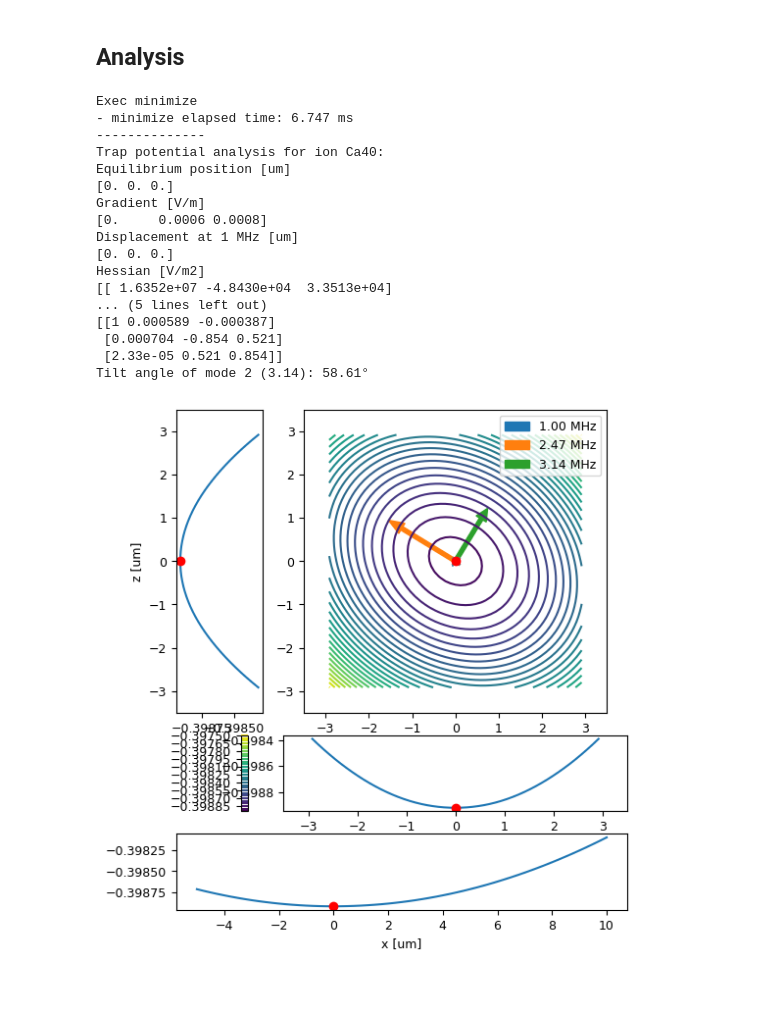
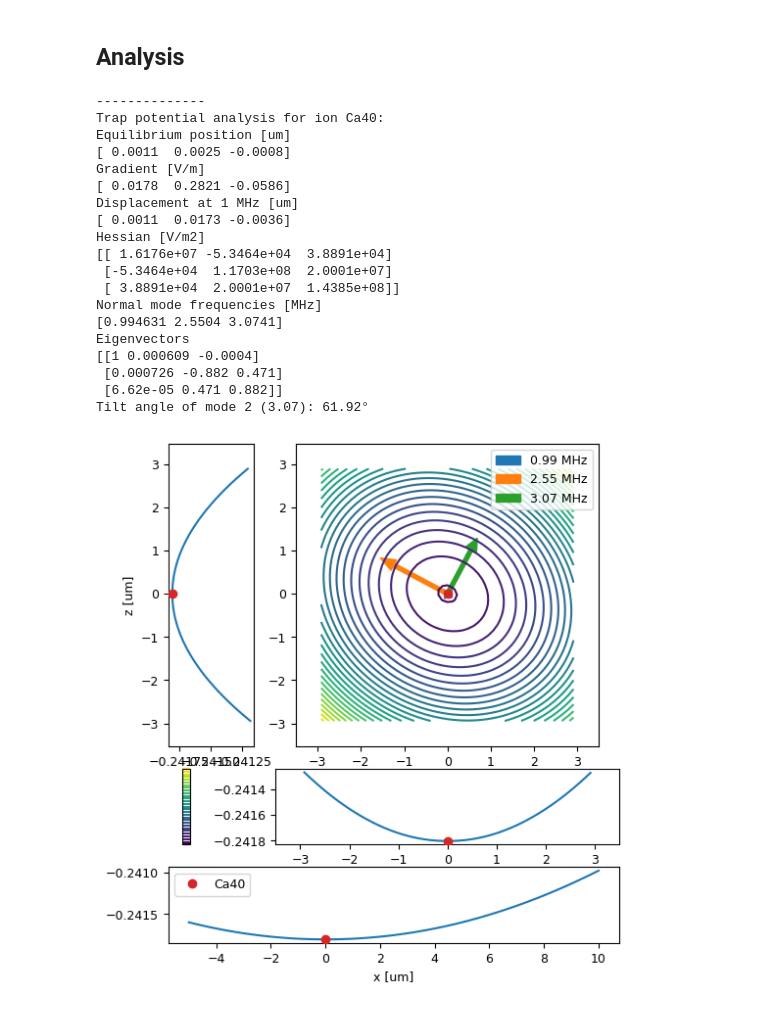
Before and after one commit to tiqi-group/pytrans-examples, a Jupyter notebook: examples/01_static_potential.ipynb, the cells around one changed output. Saved outputs shown, nothing was run; the diff lists cells and outputs as text; code cells hidden in the pictures.

```diff
--- a/examples/01_static_potential.ipynb
+++ b/examples/01_static_potential.ipynb
@@ -93,39 +94,42 @@ Saving waveform as ndarray to D:\Scratch\pytrans-examples\examples\data\waveform
 # %%
 import numpy as np
 import matplotlib.pyplot as plt
 
 from models.segmented_trap import SegmentedTrap
 from models.segmented_trap.plot import plot_voltages_on_trap
 from pytrans.analysis import analyse_potential
 from pytrans.plotting.plotting import plot_potential_make_layout, plot_potential
 
 from pytrans.ions import Ca40
 
 trap = SegmentedTrap()
 waveform = np.load(data_dir / 'waveform_static_segmented_trap.npy')
 
 r0 = (0, 0, trap.z0)
 roi = ((-5e-6, 10e-6), 3.5e-6, 3.5e-6)
-res = analyse_potential(trap, voltages=waveform[0], ions=Ca40, r0=r0, roi=roi, verbose=True)
+res = analyse_potential(trap, voltages=waveform[0], ions=Ca40, r0=r0, roi=roi, verbose=False)
+res
 # %% [output]
-Exec minimize
-- minimize elapsed time: 6.747 ms
 --------------
 Trap potential analysis for ion Ca40:
 Equilibrium position [um]
-[0. 0. 0.]
+[ 0.0011  0.0025 -0.0008]
 Gradient [V/m]
-[0.     0.0006 0.0008]
+[ 0.0178  0.2821 -0.0586]
 Displacement at 1 MHz [um]
-[0. 0. 0.]
+[ 0.0011  0.0173 -0.0036]
 Hessian [V/m2]
-[[ 1.6352e+07 -4.8430e+04  3.3513e+04]
-... (5 lines left out)
-[[1 0.000589 -0.000387]
- [0.000704 -0.854 0.521]
- [2.33e-05 0.521 0.854]]
-Tilt angle of mode 2 (3.14): 58.61°
+[[ 1.6176e+07 -5.3464e+04  3.8891e+04]
+ [-5.3464e+04  1.1703e+08  2.0001e+07]
+ [ 3.8891e+04  2.0001e+07  1.4385e+08]]
+Normal mode frequencies [MHz]
+[0.994631 2.5504 3.0741]
+Eigenvectors
+[[1 0.000609 -0.0004]
+ [0.000726 -0.882 0.471]
+ [6.62e-05 0.471 0.882]]
+Tilt angle of mode 2 (3.07): 61.92°
-[figure, old version]
+[figure, new version]
 # %%
 _ = plot_voltages_on_trap(trap, waveform[0])
 # %% [output]
```
Also changed, not shown: parts of 5 cells of this notebook, 1 other file.
